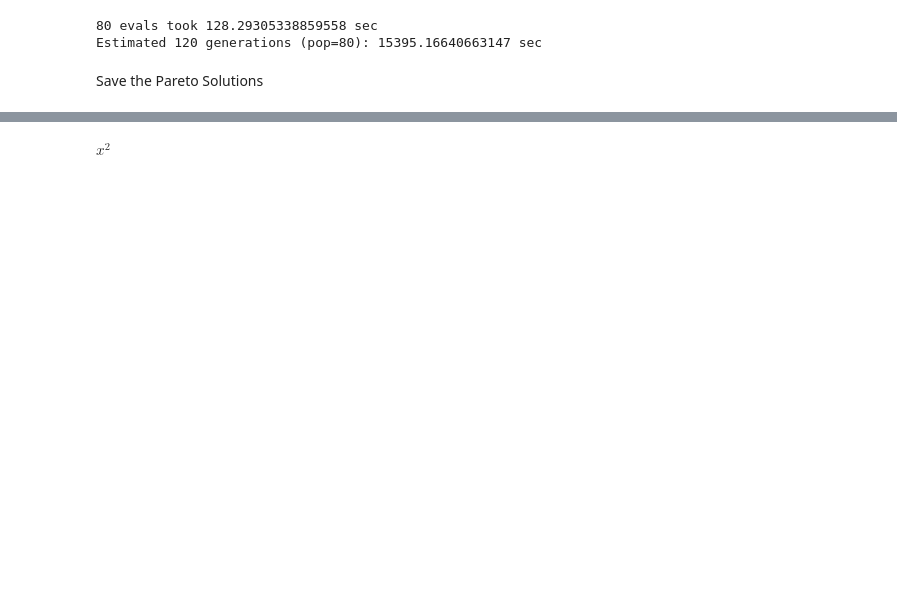
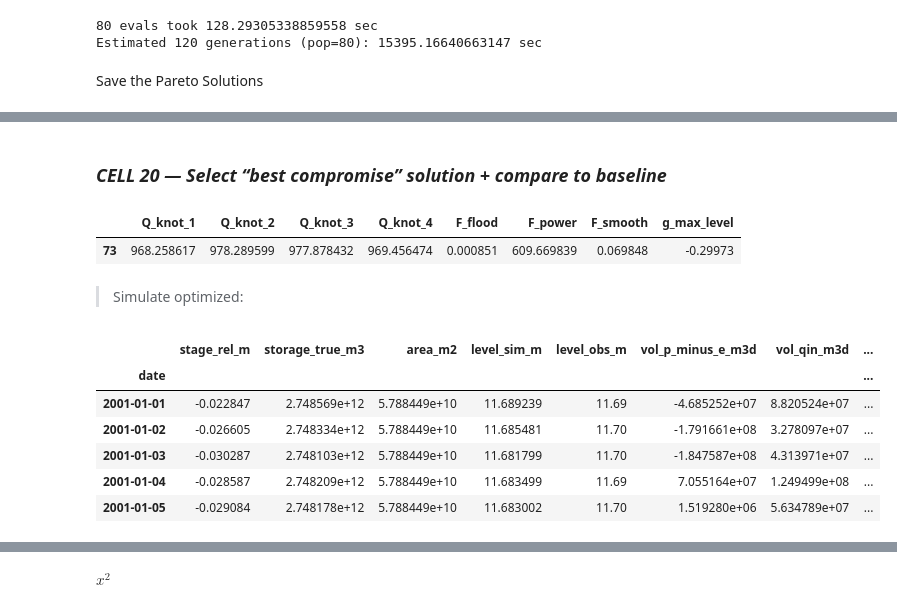
Before and after one commit to MoXaDe23/LakeVictoria_Optimization, a Jupyter notebook: notebooks/06_baseline_rulecurve.ipynb, the cells around one changed output, grey strips where cells are left out. Drawn from its saved outputs; the diff is of its cells as text; code cells hidden in the pictures; blank space fills up the shorter version.

```diff
--- a/notebooks/06_baseline_rulecurve.ipynb
+++ b/notebooks/06_baseline_rulecurve.ipynb
@@ -1084,0 +1091,34 @@ NameError: name 'res' is not defined
+# %% [markdown]
+### *CELL 20 — Select “best compromise” solution + compare to baseline*
+# %%
+def select_best_compromise(df: pd.DataFrame) -> pd.Series:
+    cols = ["F_flood", "F_power", "F_smooth"]
+    Z = df[cols].copy()
+    Z = (Z - Z.min()) / (Z.max() - Z.min() + 1e-12)
+    score = Z.sum(axis=1)  # equal weights
+    return df.loc[score.idxmin()]
+
+best = select_best_compromise(sol)
+best_df = best.to_frame().T
+best_df.to_csv(TAB_DIR / "06_optimization_best_compromise.csv", index=False)
+best_df
+# %% [output]
+|  | Q_knot_1 | Q_knot_2 | Q_knot_3 | Q_knot_4 | F_flood | F_power | F_smooth | g_max_level |
+| 73 | 968.258617 | 978.289599 | 977.878432 | 969.456474 | 0.000851 | 609.669839 | 0.069848 | -0.29973 |
+# %% [markdown]
+> Simulate optimized:
+# %%
+q_knots_best = best[[f"Q_knot_{i+1}" for i in range(4)]].values.astype(float)
+q_opt = rulecurve_piecewise(core["level_obs_m"].values, q_knots_best)
+
+opt_df = simulate_with_forced_qout(params_best, hyp, core, q_opt)
+opt_df["qout_policy_m3s"] = q_opt
+opt_df.head()
+# %% [output]
+|  | stage_rel_m | storage_true_m3 | area_m2 | level_sim_m | level_obs_m | vol_p_minus_e_m3d | vol_qin_m3d | ... |
+| date |  |  |  |  |  |  |  | ... |
+| 2001-01-01 | -0.022847 | 2.748569e+12 | 5.788449e+10 | 11.689239 | 11.69 | -4.685252e+07 | 8.820524e+07 | ... |
+| 2001-01-02 | -0.026605 | 2.748334e+12 | 5.788449e+10 | 11.685481 | 11.70 | -1.791661e+08 | 3.278097e+07 | ... |
+| 2001-01-03 | -0.030287 | 2.748103e+12 | 5.788449e+10 | 11.681799 | 11.70 | -1.847587e+08 | 4.313971e+07 | ... |
+| 2001-01-04 | -0.028587 | 2.748209e+12 | 5.788449e+10 | 11.683499 | 11.69 | 7.055164e+07 | 1.249499e+08 | ... |
+| 2001-01-05 | -0.029084 | 2.748178e+12 | 5.788449e+10 | 11.683002 | 11.70 | 1.519280e+06 | 5.634789e+07 | ... |
```
Also changed, not shown: parts of 12 cells of this notebook, 4 other files.
